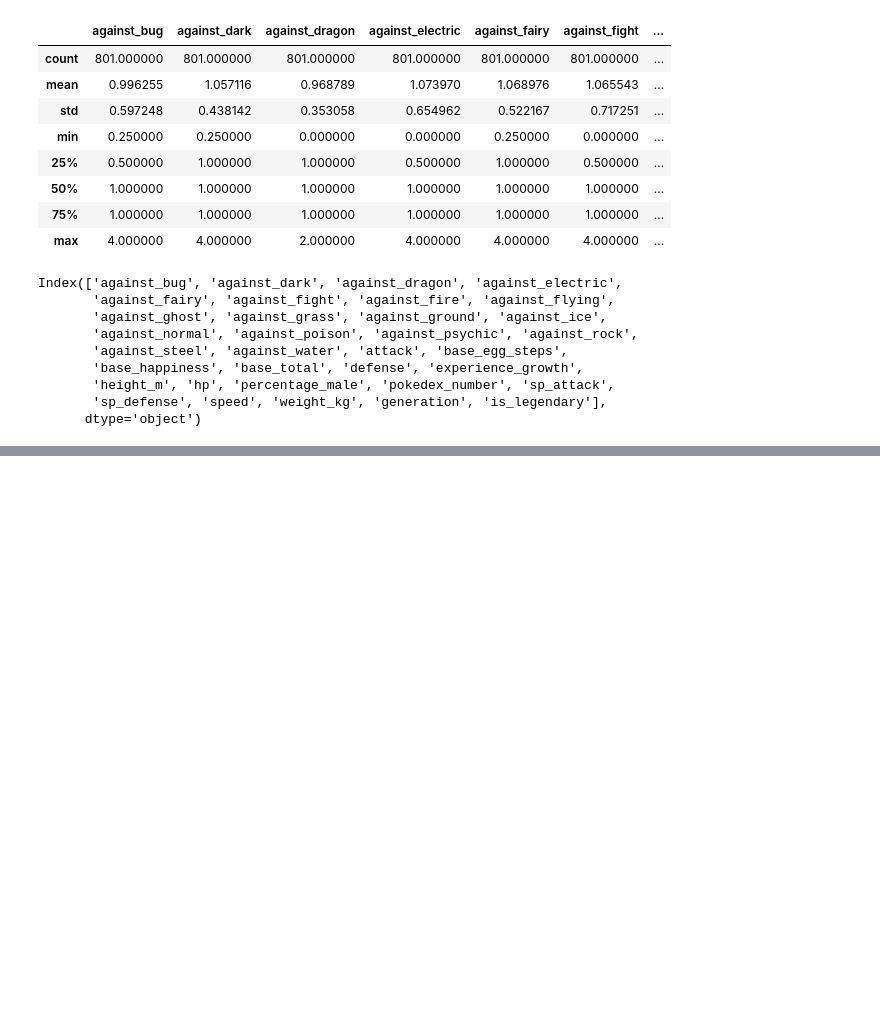
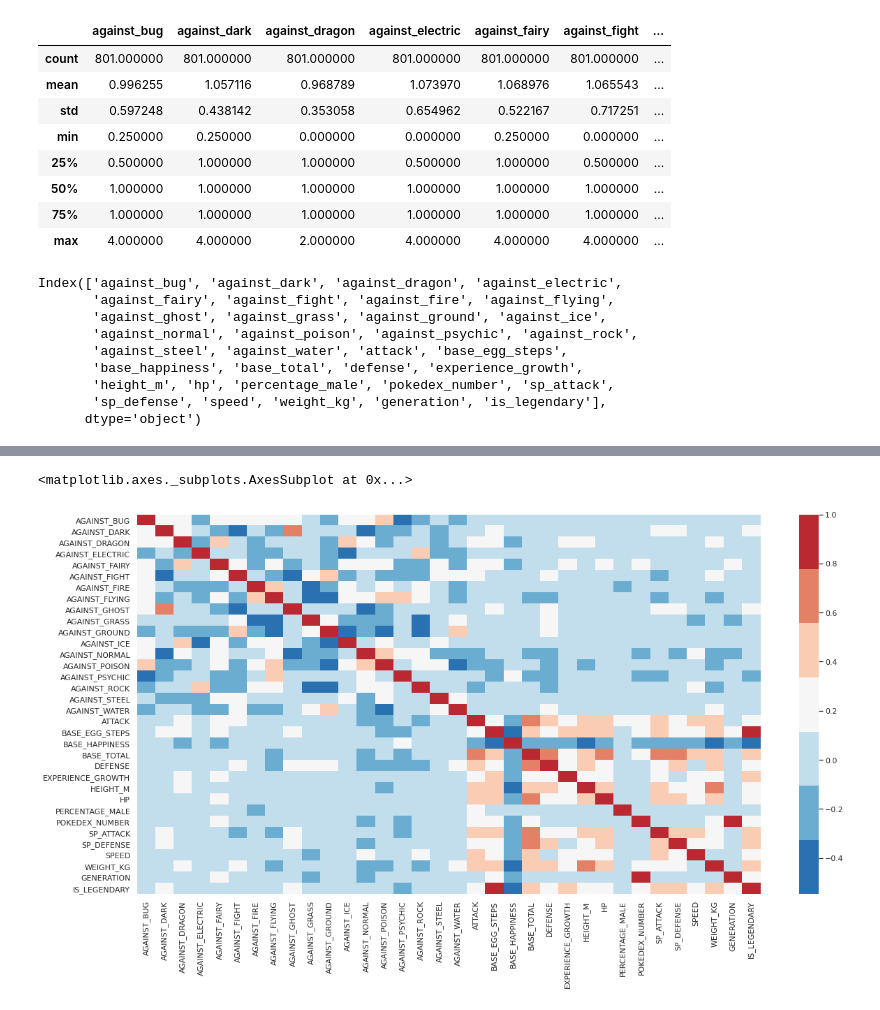
Before and after one commit to reytax81/apprentissage_python, a Jupyter notebook: poke1.ipynb, the cells around one changed output, grey strips where cells are left out. Drawn from its saved outputs; the diff is of its cells as text; code cells hidden in the pictures; blank space fills up the shorter version.

```diff
--- a/poke1.ipynb
+++ b/poke1.ipynb
@@ -102,0 +126,6 @@ sns.set (style="whitegrid")
+# %%
+%time
+plt.figure(figsize=(20,10))
+
+sns.heatmap(df.corr(),cmap=sns.color_palette("RdBu_r", 7))
+# %% [output]
@@ -102,0 +134,2 @@ sns.set (style="whitegrid")
+<matplotlib.axes._subplots.AxesSubplot at 0x...>
+[figure, added]
```
Also changed, not shown: parts of 23 cells of this notebook.
